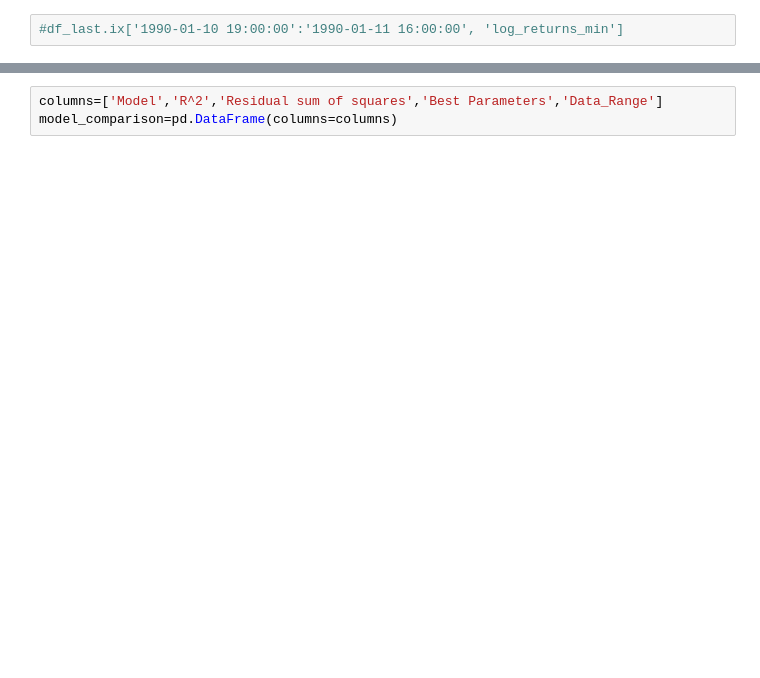
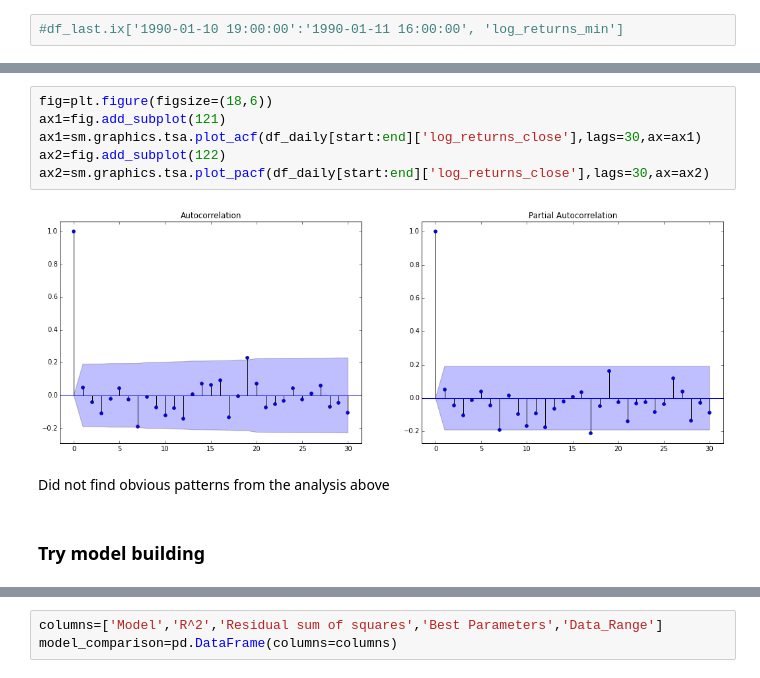
Before and after one commit to nightrose79/try, a Jupyter notebook: yu_partII.ipynb, the cells around one changed output, grey strips where cells are left out. Drawn from its saved outputs; the diff is of its cells as text; blank space fills up the shorter version.

```diff
--- a/yu_partII.ipynb
+++ b/yu_partII.ipynb
@@ -187,0 +354,12 @@ y_1.shape
+# %%
+fig=plt.figure(figsize=(18,6))
+ax1=fig.add_subplot(121)
+ax1=sm.graphics.tsa.plot_acf(df_daily[start:end]['log_returns_close'],lags=30,ax=ax1)
+ax2=fig.add_subplot(122)
+ax2=sm.graphics.tsa.plot_pacf(df_daily[start:end]['log_returns_close'],lags=30,ax=ax2)
+# %% [output]
+[figure, added]
+# %% [markdown]
+Did not find obvious patterns from the analysis above
+# %% [markdown]
+### Try model building
```
Also changed, not shown: parts of 71 cells of this notebook, 10 other files.
